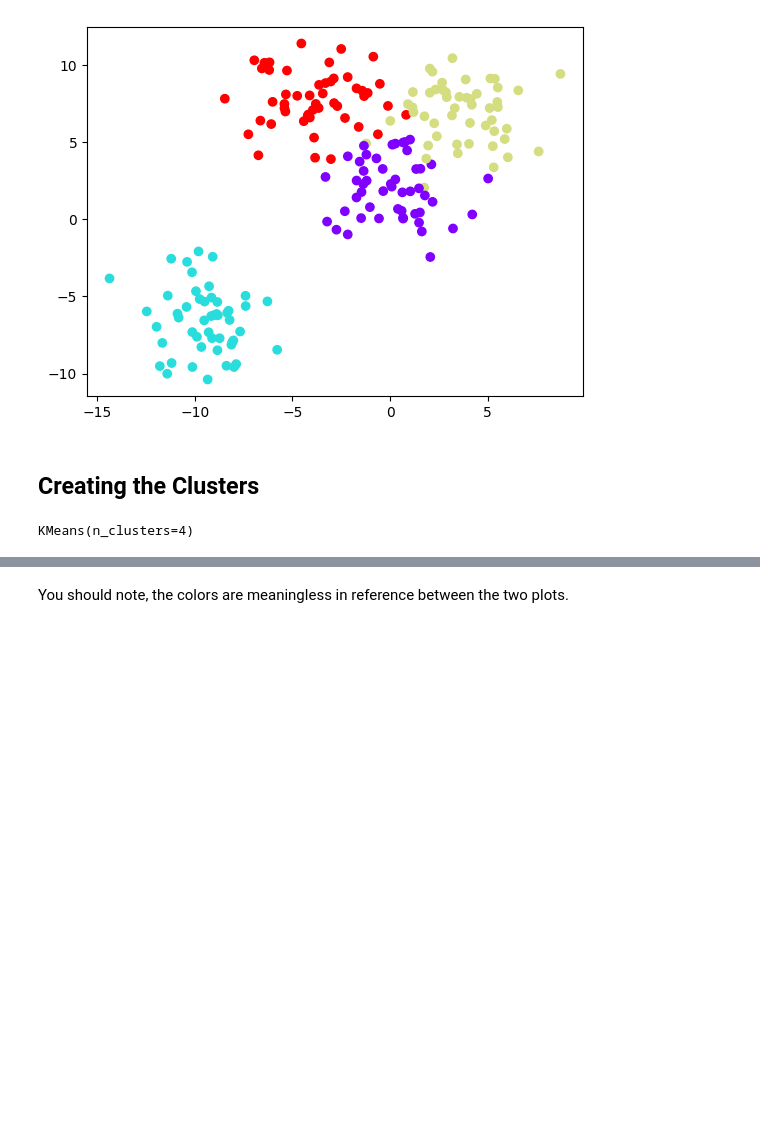
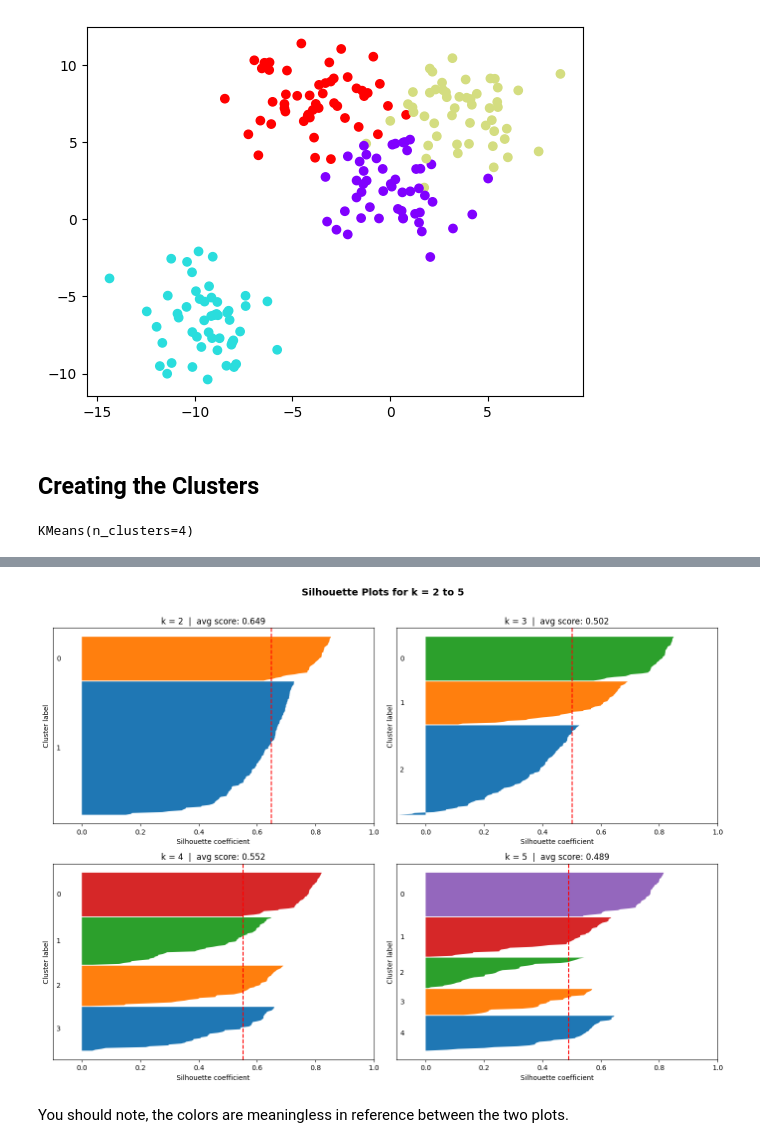
Before and after one commit to pvateekul/CU-DEPA-PracticalAI, a Jupyter notebook: code/Day02_Unsupervised_Learning/1_K_Means_Clustering_v2.ipynb, the cells around one changed output, grey strips where cells are left out. Cells and saved outputs as stored; diff of their text form; code cells hidden in the pictures; blank space fills up the shorter version.

Commit message:
Add another Silhouette graph

```diff
--- a/code/Day02_Unsupervised_Learning/1_K_Means_Clustering_v2.ipynb
+++ b/code/Day02_Unsupervised_Learning/1_K_Means_Clustering_v2.ipynb
@@ -133,3 +133,51 @@ print(f"Best k: {best_k} with silhouette score: {max(silhouette_scores):.4f}")
 Best k: 2 with silhouette score: 0.6491
+# %%
+import numpy as np
+import matplotlib.pyplot as plt
+from sklearn.metrics import silhouette_samples, silhouette_score
+from sklearn.cluster import KMeans
+
+def plot_silhouette_subplots(data):
+    fig, axes = plt.subplots(2, 2, figsize=(14, 10))
+    axes = axes.flatten()
+
+    for idx, k in enumerate(range(2, 6)):
+        ax = axes[idx]
+
+        kmeans = KMeans(n_clusters=k, random_state=42)
+        labels = kmeans.fit_predict(data)
+
+        silhouette_vals = silhouette_samples(data, labels)
+        avg_score = silhouette_score(data, labels)
+
+        y_lower = 0
+        for i, cluster_id in enumerate(sorted(np.unique(labels), reverse=True)):
+            cluster_vals = np.sort(silhouette_vals[labels == cluster_id])
+            size = len(cluster_vals)
+            y_upper = y_lower + size
+
+            ax.fill_betweenx(
+                np.arange(y_lower, y_upper),
+                0,
+                cluster_vals,
+            )
+            ax.text(-0.08, y_lower + size / 2, str(cluster_id),
+                    ha='center', va='center', fontsize=10)
+            y_lower = y_upper
+
+        ax.axvline(x=avg_score, color='red', linestyle='--', linewidth=1.5)
+        ax.set_title(f'k = {k}  |  avg score: {avg_score:.3f}', fontsize=12)
+        ax.set_xlabel('Silhouette coefficient')
+        ax.set_ylabel('Cluster label')
+        ax.set_xlim([-0.1, 1.0])
+        ax.set_yticks([])
+
+    plt.suptitle('Silhouette Plots for k = 2 to 5', fontsize=14, fontweight='bold', y=1.01)
+    plt.tight_layout()
+    plt.show()
+
+plot_silhouette_subplots(data[0])
+# %% [output]
+[figure, added]
 # %% [markdown]
 You should note, the colors are meaningless in reference between the two plots.
```
Also changed, not shown: parts of 5 cells of this notebook.
